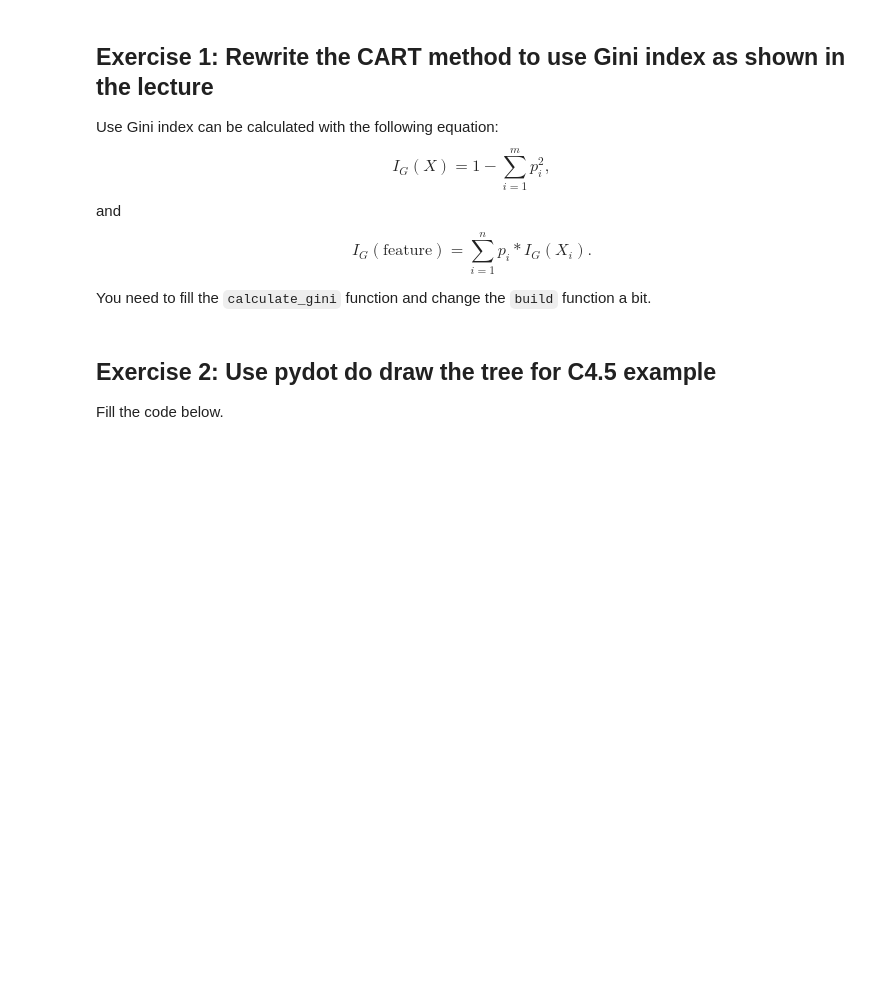
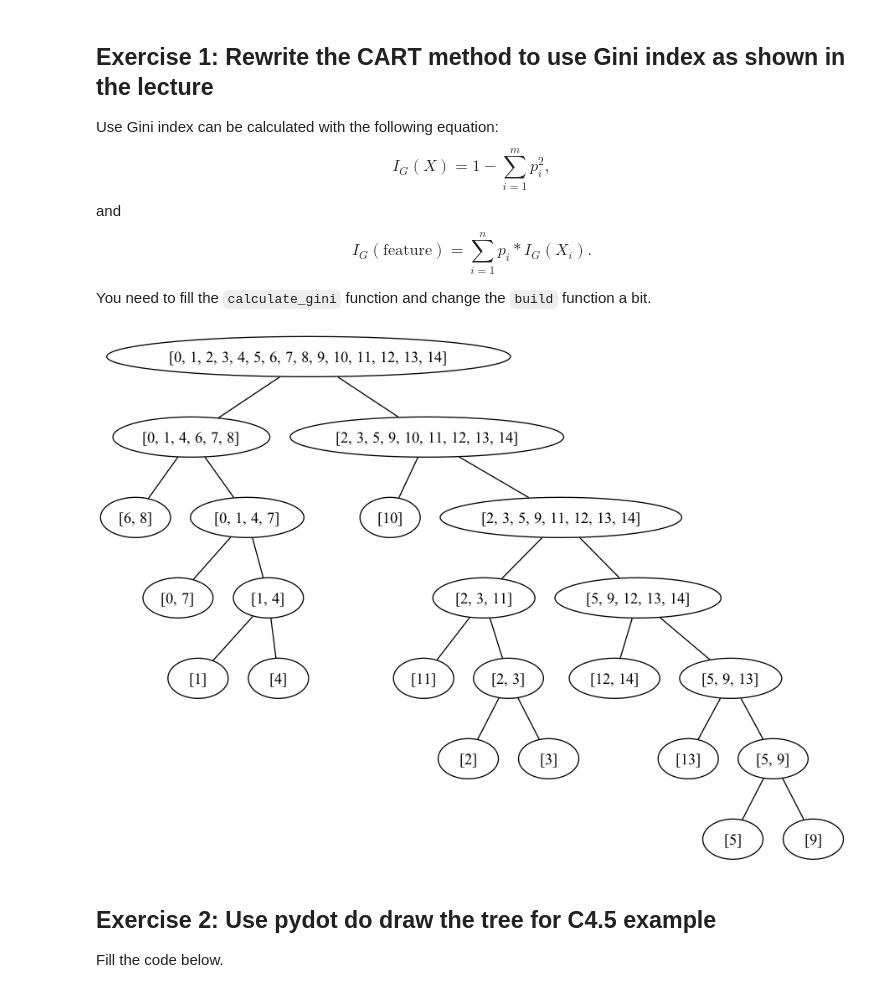
Before and after one commit to mawojcik/machine-learning, a Jupyter notebook: exercise3_decision_trees/055Decision_trees_Exercises.ipynb, the cells around one changed output. Saved outputs shown, nothing was run; the diff lists cells and outputs as text; code cells hidden in the pictures; blank space fills up the shorter version.

Commit message:
Added image to Exercise 1

```diff
--- a/exercise3_decision_trees/055Decision_trees_Exercises.ipynb
+++ b/exercise3_decision_trees/055Decision_trees_Exercises.ipynb
@@ -270,6 +270,11 @@ def plot_tree(split_history):
 
 cart_tree, split_history = build(current_node)
 plot_tree(split_history)
+# %%
+from IPython.display import Image
+Image(filename='cart_tree.png')
+# %% [output]
+[figure, added]
 # %% [markdown]
 ## Exercise 2: Use pydot do draw the tree for C4.5 example
 
```
